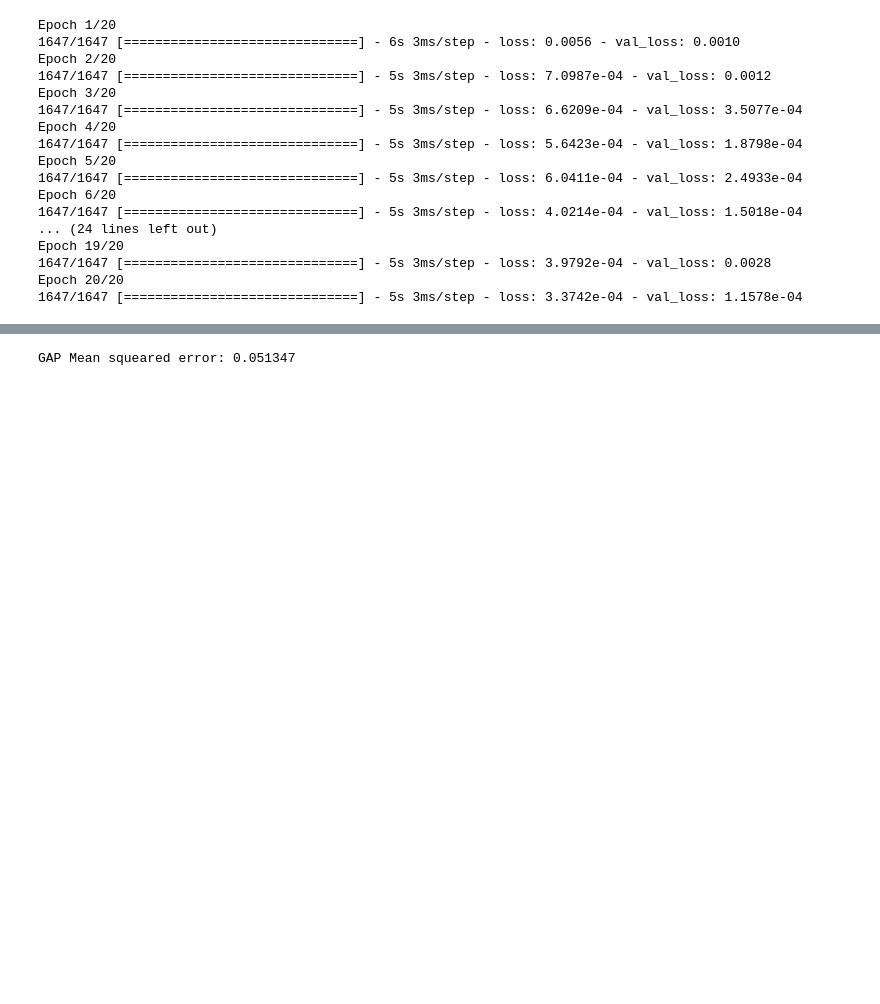
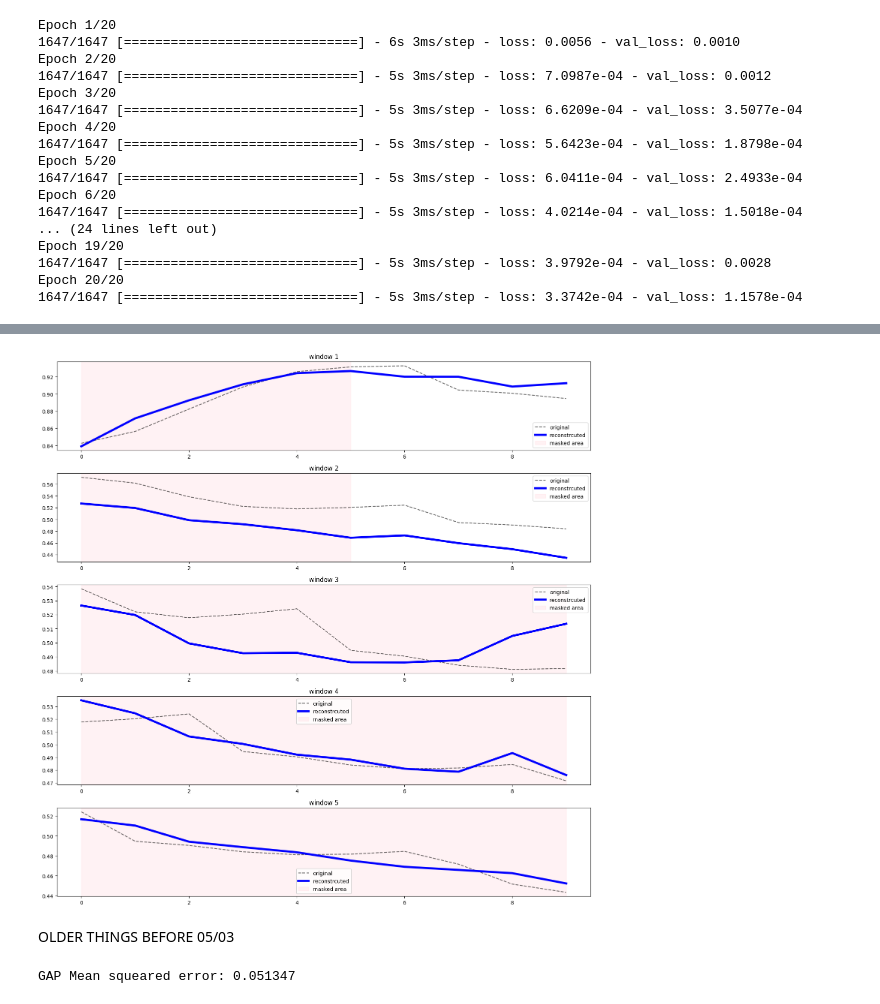
Before and after one commit to NCSU-CHAZ/MasonBEAST, a Jupyter notebook: MAE_window10.ipynb, the cells around one changed output, grey strips where cells are left out. Saved outputs shown, nothing was run; the diff lists cells and outputs as text; code cells hidden in the pictures; blank space fills up the shorter version.

Commit message:
small window reconstruction function

```diff
--- a/MAE_window10.ipynb
+++ b/MAE_window10.ipynb
@@ -522,6 +522,9 @@ train_ds=(
 val_ds=(
     tf.data.Dataset.from_tensor_slices(X_val).map(masking_layer,num_parallel_calls=tf.data.AUTOTUNE).batch(batch_size, drop_remainder=True).prefetch(tf.data.AUTOTUNE))
 
+test_ds=(
+    tf.data.Dataset.from_tensor_slices(X_test).map(masking_layer,num_parallel_calls=tf.data.AUTOTUNE).batch(batch_size, drop_remainder=True).prefetch(tf.data.AUTOTUNE))
+
 #val_ds=val_ds.padded_batch(10,padded_shapes=([None,2],[None,10,1]) )
 # %%
 for x_input,y,mask in train_ds.take(5):
@@ -581,0 +587,4 @@ plt.show()
+# %%
+for x_batch,y_batch,mask in test_ds.take(1):
+    recons=autoencoder.predict(x_batch)
+    break
@@ -582,3 +593,32 @@ plt.show()
+# %%
+def plot_recons(y_true,x_input,y_pred,n=5):
+    plt.figure(figsize=(15,3*n))
+    for i in range(n):
+        raw_input_val=x_batch[i,:,0]
+        mask_channel=x_batch[i,:,1]
+
+        plt.subplot(n,1,i+1)
+
+        # plot true val
+        plt.plot(y_true[i],label='original',color='black',linestyle='--', alpha=0.6)
+        # plot prediction
+        plt.plot(y_pred[i],label='reconstrcuted',color='blue',linewidth=4)
+
+        # highlight mask gaps
+        gap_idx=np.where(mask[i]>0)[0]
+        if len(gap_idx)>0:
+            plt.axvspan(gap_idx[0],gap_idx[-1],color='pink',alpha=0.2, label='masked area')
+        plt.title(f"window {i+1}")
+        plt.legend()
+
+    plt.tight_layout()
+    plt.show()
+
+plot_recons(y_batch,x_batch,recons,n=5)
+# %% [output]
+[figure, added]
+# %% [markdown]
+OLDER THINGS BEFORE 05/03
 # %%
 # evaluate on gaps
 
```
Also changed, not shown: parts of 3 cells of this notebook.
